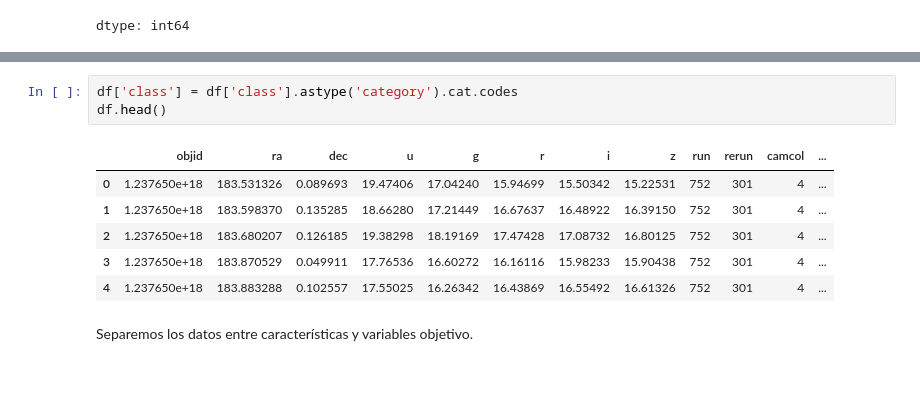
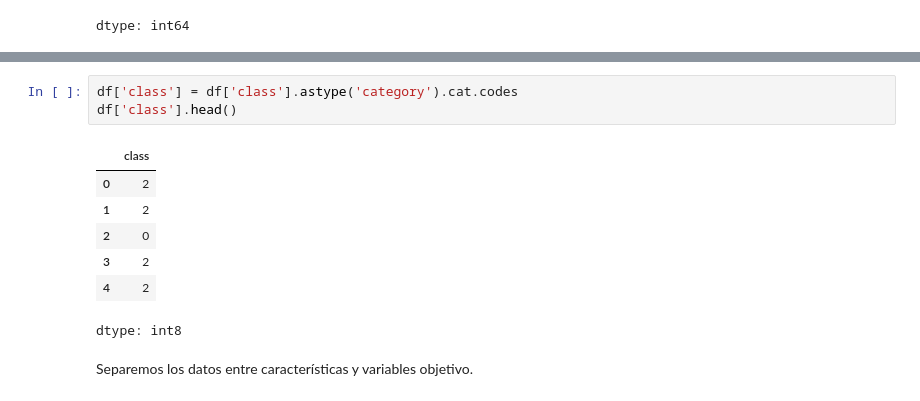
Before and after one commit to Kevin2558/Data_Science_Borrador, a Jupyter notebook: 10_Proyecto_Final/Opcion_2/Borrador.ipynb, the cells around one changed output, grey strips where cells are left out. Saved outputs shown, nothing was run; the diff lists cells and outputs as text.

```diff
--- a/10_Proyecto_Final/Opcion_2/Borrador.ipynb
+++ b/10_Proyecto_Final/Opcion_2/Borrador.ipynb
@@ -45,13 +59,14 @@ dtype: int64
 # %%
 df['class'] = df['class'].astype('category').cat.codes
-df.head()
+df['class'].head()
 # %% [output]
-|  | objid | ra | dec | u | g | r | i | z | run | rerun | camcol | ... |
-| 0 | 1.237650e+18 | 183.531326 | 0.089693 | 19.47406 | 17.04240 | 15.94699 | 15.50342 | 15.22531 | 752 | 301 | 4 | ... |
-| 1 | 1.237650e+18 | 183.598370 | 0.135285 | 18.66280 | 17.21449 | 16.67637 | 16.48922 | 16.39150 | 752 | 301 | 4 | ... |
-| 2 | 1.237650e+18 | 183.680207 | 0.126185 | 19.38298 | 18.19169 | 17.47428 | 17.08732 | 16.80125 | 752 | 301 | 4 | ... |
-| 3 | 1.237650e+18 | 183.870529 | 0.049911 | 17.76536 | 16.60272 | 16.16116 | 15.98233 | 15.90438 | 752 | 301 | 4 | ... |
-| 4 | 1.237650e+18 | 183.883288 | 0.102557 | 17.55025 | 16.26342 | 16.43869 | 16.55492 | 16.61326 | 752 | 301 | 4 | ... |
+|  | class |
+| 0 | 2 |
+| 1 | 2 |
+| 2 | 0 |
+| 3 | 2 |
+| 4 | 2 |
+dtype: int8
 # %% [markdown]
 Separemos los datos entre características y variables objetivo.
 # %%
```
Also changed, not shown: parts of 18 cells of this notebook.
